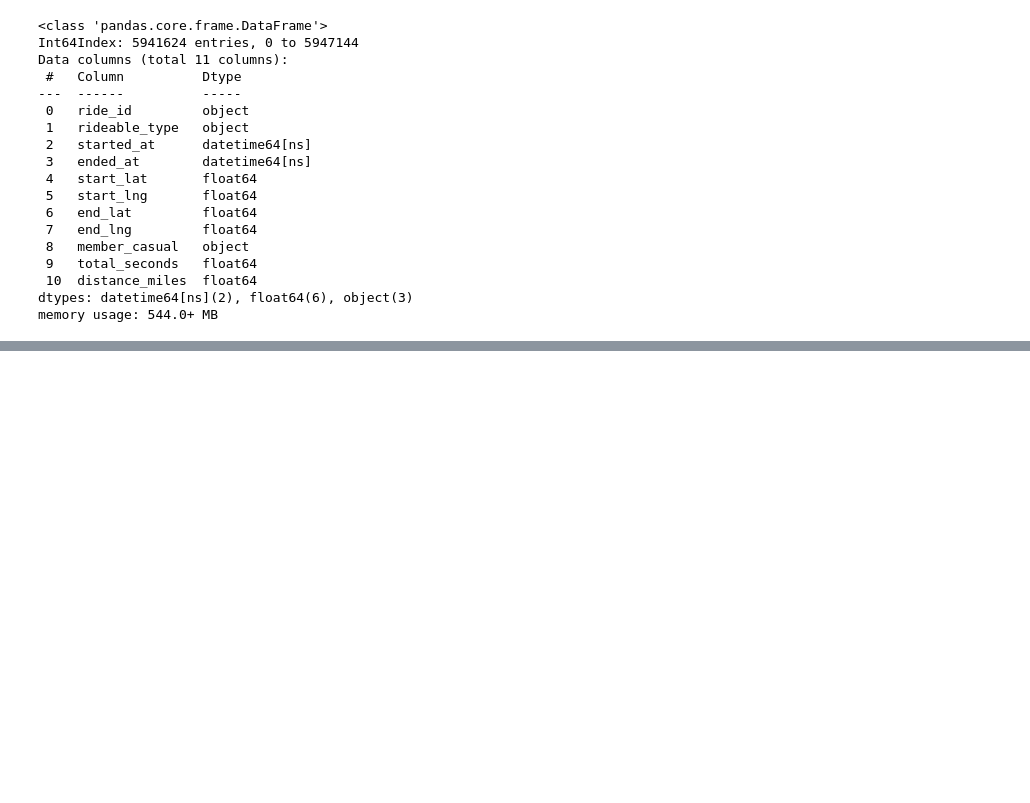
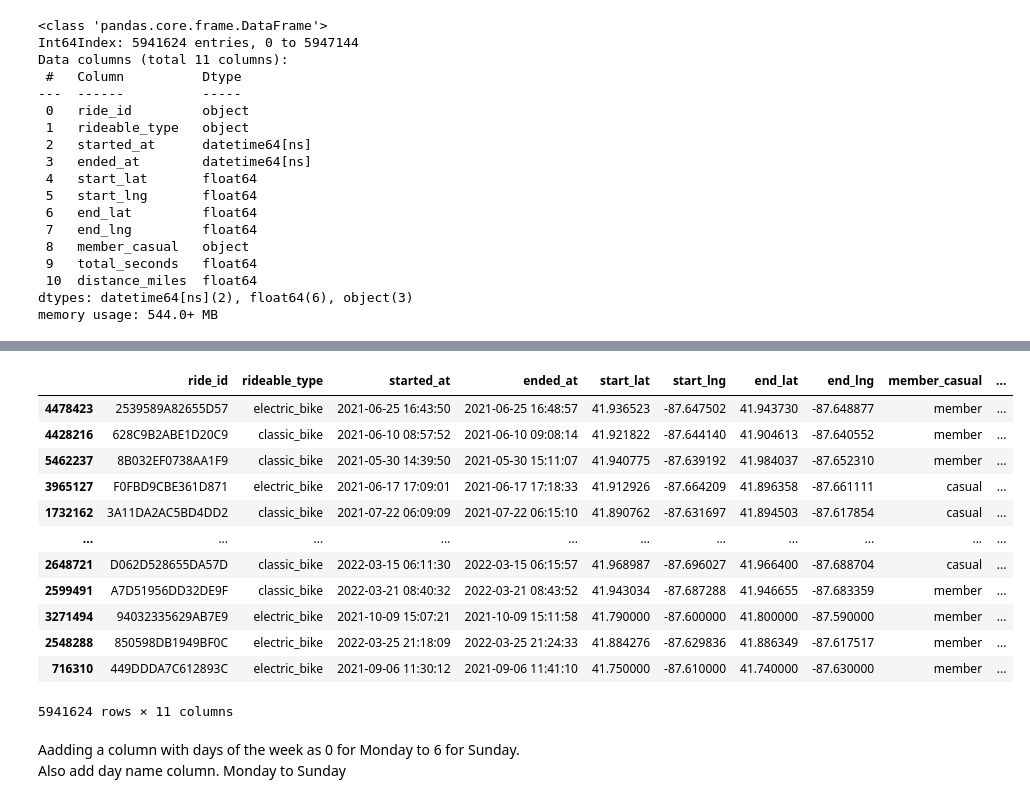
Before and after one commit to KarthikBhaktha/Case_Study_Bike_Sharing, a Jupyter notebook: python_script/merge_csv_and_pickle.ipynb, the cells around one changed output, grey strips where cells are left out. Cells and saved outputs as stored; diff of their text form; code cells hidden in the pictures; blank space fills up the shorter version.

```diff
--- a/python_script/merge_csv_and_pickle.ipynb
+++ b/python_script/merge_csv_and_pickle.ipynb
@@ -557,0 +584,21 @@ the data is clean'''
+# %%
+# sorting the dataframe in desc order of total_seconds
+desc_seconds = final_df.sort_values(by = ['total_seconds'], ascending = False)
+desc_seconds
+# %% [output]
+|  | ride_id | rideable_type | started_at | ended_at | start_lat | start_lng | end_lat | end_lng | member_casual | ... |
+| 4478423 | 2539589A82655D57 | electric_bike | 2021-06-25 16:43:50 | 2021-06-25 16:48:57 | 41.936523 | -87.647502 | 41.943730 | -87.648877 | member | ... |
+| 4428216 | 628C9B2ABE1D20C9 | classic_bike | 2021-06-10 08:57:52 | 2021-06-10 09:08:14 | 41.921822 | -87.644140 | 41.904613 | -87.640552 | member | ... |
+| 5462237 | 8B032EF0738AA1F9 | classic_bike | 2021-05-30 14:39:50 | 2021-05-30 15:11:07 | 41.940775 | -87.639192 | 41.984037 | -87.652310 | member | ... |
+| 3965127 | F0FBD9CBE361D871 | electric_bike | 2021-06-17 17:09:01 | 2021-06-17 17:18:33 | 41.912926 | -87.664209 | 41.896358 | -87.661111 | casual | ... |
+| 1732162 | 3A11DA2AC5BD4DD2 | classic_bike | 2021-07-22 06:09:09 | 2021-07-22 06:15:10 | 41.890762 | -87.631697 | 41.894503 | -87.617854 | casual | ... |
+| ... | ... | ... | ... | ... | ... | ... | ... | ... | ... | ... |
+| 2648721 | D062D528655DA57D | classic_bike | 2022-03-15 06:11:30 | 2022-03-15 06:15:57 | 41.968987 | -87.696027 | 41.966400 | -87.688704 | casual | ... |
+| 2599491 | A7D51956DD32DE9F | classic_bike | 2022-03-21 08:40:32 | 2022-03-21 08:43:52 | 41.943034 | -87.687288 | 41.946655 | -87.683359 | member | ... |
+| 3271494 | 94032335629AB7E9 | electric_bike | 2021-10-09 15:07:21 | 2021-10-09 15:11:58 | 41.790000 | -87.600000 | 41.800000 | -87.590000 | member | ... |
+| 2548288 | 850598DB1949BF0C | electric_bike | 2022-03-25 21:18:09 | 2022-03-25 21:24:33 | 41.884276 | -87.629836 | 41.886349 | -87.617517 | member | ... |
+| 716310 | 449DDDA7C612893C | electric_bike | 2021-09-06 11:30:12 | 2021-09-06 11:41:10 | 41.750000 | -87.610000 | 41.740000 | -87.630000 | member | ... |
+5941624 rows × 11 columns
+# %% [markdown]
+Aadding a column with days of the week as 0 for Monday to 6 for Sunday.
+Also add day name column. Monday to Sunday
```
Also changed, not shown: parts of 9 cells of this notebook, 2 other files.
